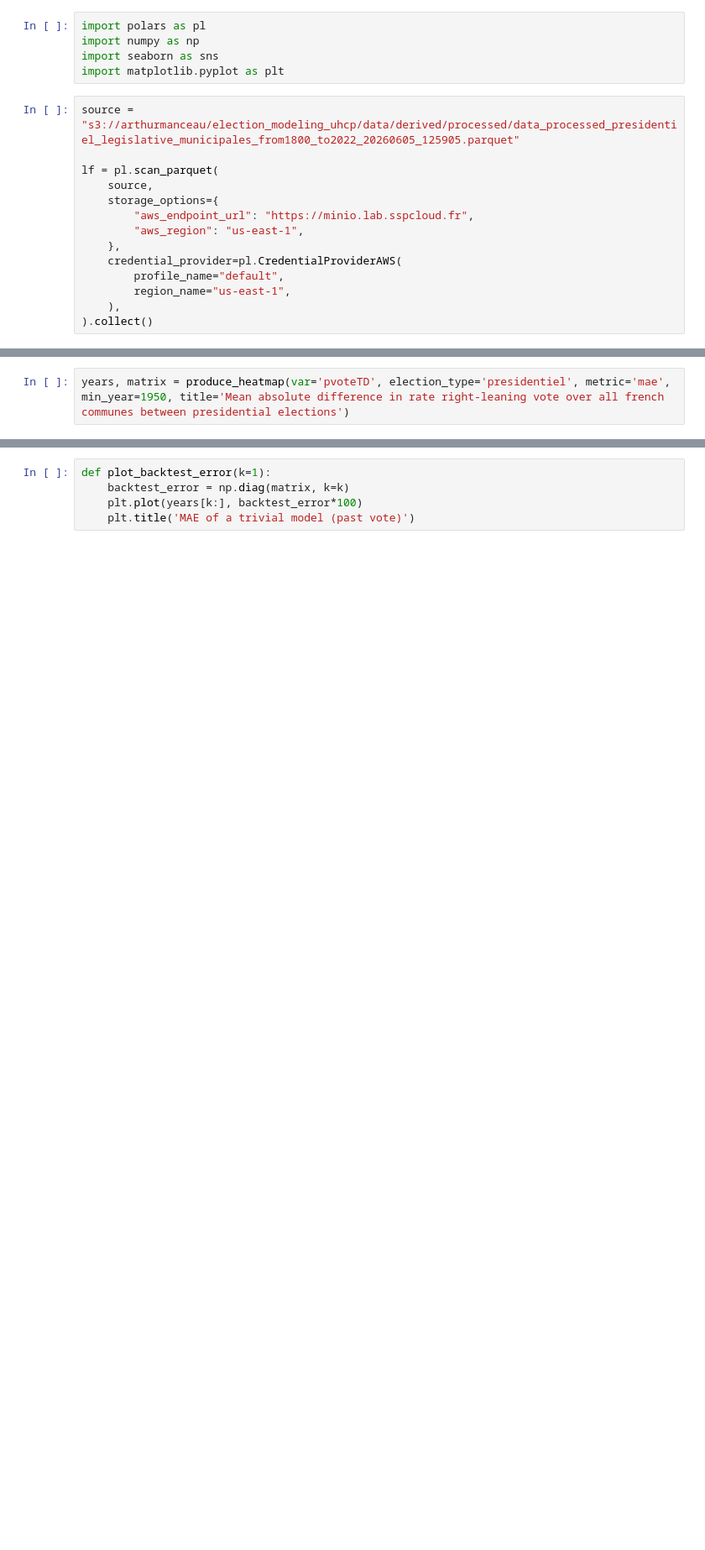
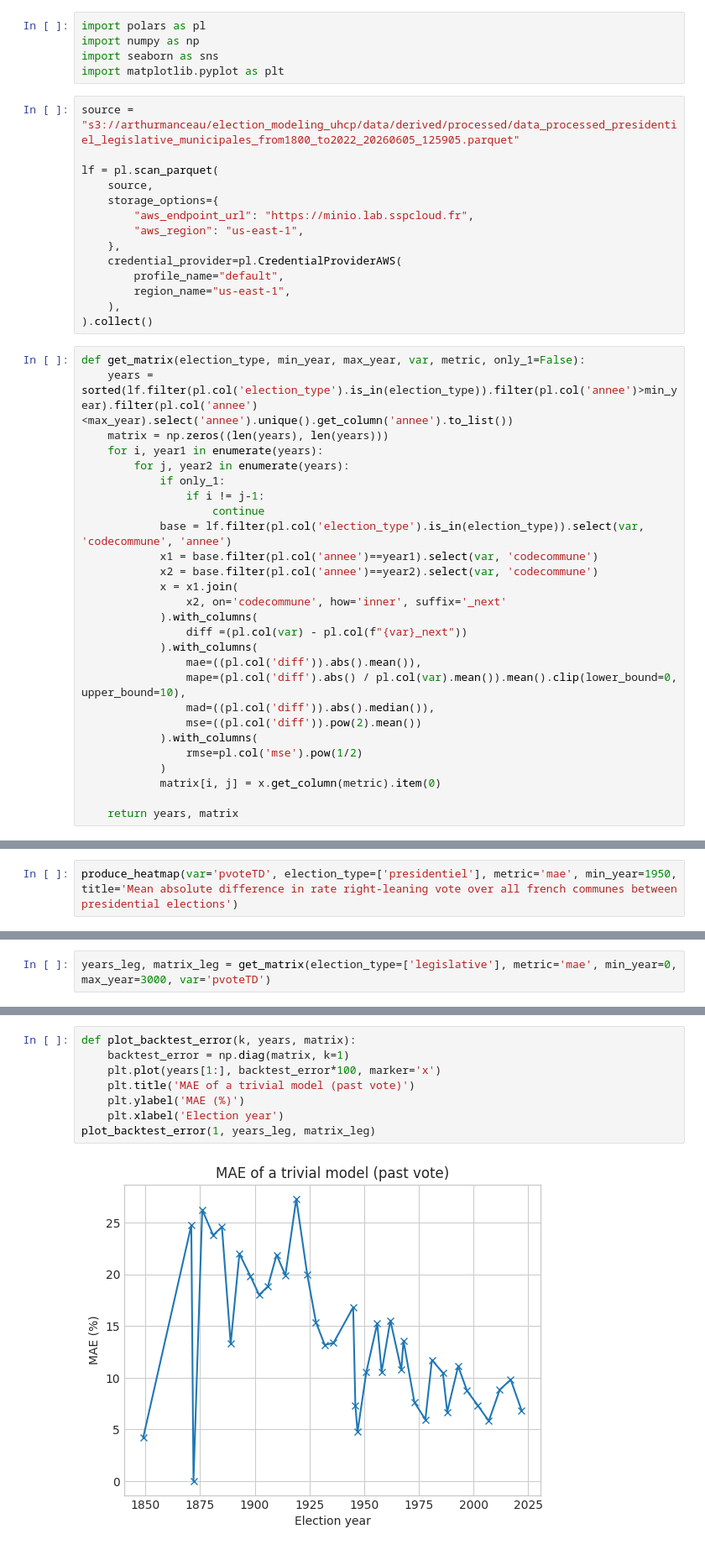
Before and after one commit to artmanceau/electera, a Jupyter notebook: notebooks/model/vote_stability.ipynb, the cells around one changed output, grey strips where cells are left out. Shown at 84% size. Cells and saved outputs as stored; diff of their text form; blank space fills up the shorter version.

```diff
--- a/notebooks/model/vote_stability.ipynb
+++ b/notebooks/model/vote_stability.ipynb
@@ -17,4 +17,31 @@ lf = pl.scan_parquet(
         region_name="us-east-1",
     ),
 ).collect()
+# %%
+def get_matrix(election_type, min_year, max_year, var, metric, only_1=False):
+    years = sorted(lf.filter(pl.col('election_type').is_in(election_type)).filter(pl.col('annee')>min_year).filter(pl.col('annee')<max_year).select('annee').unique().get_column('annee').to_list())
+    matrix = np.zeros((len(years), len(years)))
+    for i, year1 in enumerate(years):
+        for j, year2 in enumerate(years):
+            if only_1:
+                if i != j-1:
+                    continue
+            base = lf.filter(pl.col('election_type').is_in(election_type)).select(var, 'codecommune', 'annee')
+            x1 = base.filter(pl.col('annee')==year1).select(var, 'codecommune')
+            x2 = base.filter(pl.col('annee')==year2).select(var, 'codecommune')
+            x = x1.join(
+                x2, on='codecommune', how='inner', suffix='_next'
+            ).with_columns(
+                diff =(pl.col(var) - pl.col(f"{var}_next"))
+            ).with_columns(
+                mae=((pl.col('diff')).abs().mean()),
+                mape=(pl.col('diff').abs() / pl.col(var).mean()).mean().clip(lower_bound=0, upper_bound=10),
+                mad=((pl.col('diff')).abs().median()),
+                mse=((pl.col('diff')).pow(2).mean())
+            ).with_columns(
+                rmse=pl.col('mse').pow(1/2)
+            )
+            matrix[i, j] = x.get_column(metric).item(0)
+
+    return years, matrix
 # %%
@@ -51,4 +58,6 @@ def produce_heatmap(var='pvotepar', election_type='presidentiel', metric='mae',
 # %%
-years, matrix = produce_heatmap(var='pvoteTD', election_type='presidentiel', metric='mae', min_year=1950, title='Mean absolute difference in rate right-leaning vote over all french communes between presidential elections')
+produce_heatmap(var='pvoteTD', election_type=['presidentiel'], metric='mae', min_year=1950, title='Mean absolute difference in rate right-leaning vote over all french communes between presidential elections')
 # %% [output]
 [figure]
+# %%
+years_leg, matrix_leg = get_matrix(election_type=['legislative'], metric='mae', min_year=0, max_year=3000, var='pvoteTD')
@@ -55,5 +66,10 @@ years, matrix = produce_heatmap(var='pvoteTD', election_type='presidentiel', met
 # %%
-def plot_backtest_error(k=1):
-    backtest_error = np.diag(matrix, k=k)
-    plt.plot(years[k:], backtest_error*100)
+def plot_backtest_error(k, years, matrix):
+    backtest_error = np.diag(matrix, k=1)
+    plt.plot(years[1:], backtest_error*100, marker='x')
     plt.title('MAE of a trivial model (past vote)')
+    plt.ylabel('MAE (%)')
+    plt.xlabel('Election year')
+plot_backtest_error(1, years_leg, matrix_leg)
+# %% [output]
+[figure, added]
```
Also changed, not shown: parts of 20 cells of this notebook, 9 other files.
